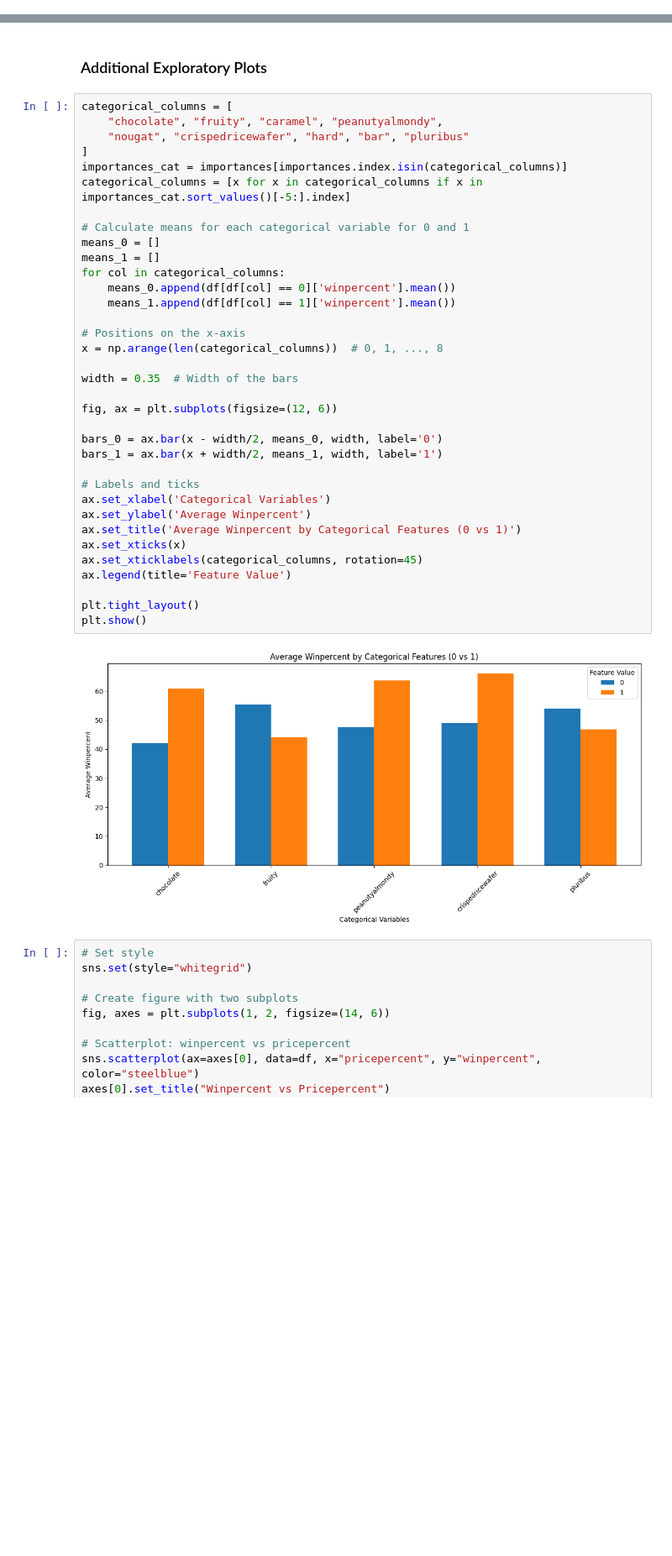
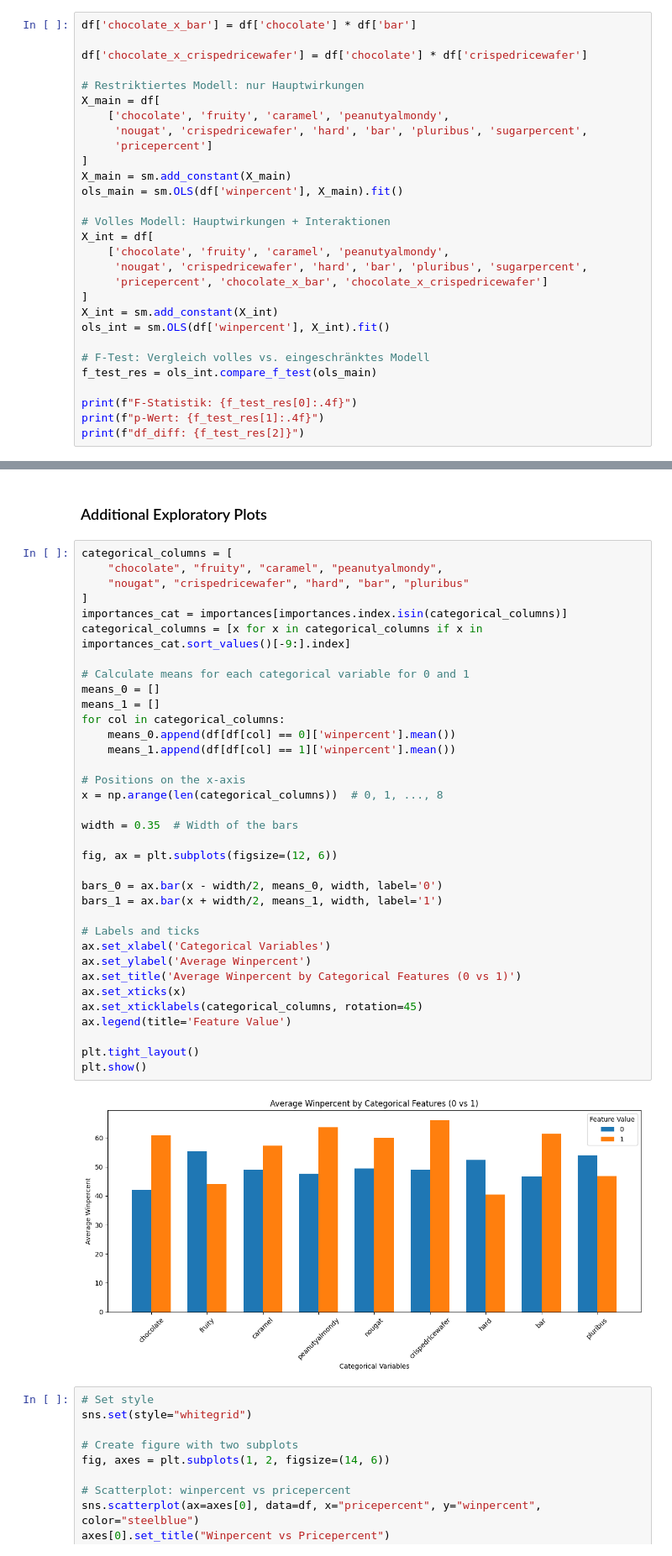
Before and after one commit to agiedke/candy_case, a Jupyter notebook: notebooks/notebook_2_modeling.ipynb, the cells around one changed output, grey strips where cells are left out. Shown at 84% size. Saved outputs shown, nothing was run; the diff lists cells and outputs as text; blank space fills up the shorter version.

```diff
--- a/notebooks/notebook_2_modeling.ipynb
+++ b/notebooks/notebook_2_modeling.ipynb
@@ -84,0 +92,29 @@ F p-value: 0.2071
+# %%
+df['chocolate_x_bar'] = df['chocolate'] * df['bar']
+
+df['chocolate_x_crispedricewafer'] = df['chocolate'] * df['crispedricewafer']
+
+# Restriktiertes Modell: nur Hauptwirkungen
+X_main = df[
+    ['chocolate', 'fruity', 'caramel', 'peanutyalmondy',
+     'nougat', 'crispedricewafer', 'hard', 'bar', 'pluribus', 'sugarpercent',
+     'pricepercent']
+]
+X_main = sm.add_constant(X_main)
+ols_main = sm.OLS(df['winpercent'], X_main).fit()
+
+# Volles Modell: Hauptwirkungen + Interaktionen
+X_int = df[
+    ['chocolate', 'fruity', 'caramel', 'peanutyalmondy',
+     'nougat', 'crispedricewafer', 'hard', 'bar', 'pluribus', 'sugarpercent',
+     'pricepercent', 'chocolate_x_bar', 'chocolate_x_crispedricewafer']
+]
+X_int = sm.add_constant(X_int)
+ols_int = sm.OLS(df['winpercent'], X_int).fit()
+
+# F-Test: Vergleich volles vs. eingeschränktes Modell
+f_test_res = ols_int.compare_f_test(ols_main)
+
+print(f"F-Statistik: {f_test_res[0]:.4f}")
+print(f"p-Wert: {f_test_res[1]:.4f}")
+print(f"df_diff: {f_test_res[2]}")
@@ -247,37 +348,37 @@ categorical_columns = [
     "nougat", "crispedricewafer", "hard", "bar", "pluribus"
 ]
 importances_cat = importances[importances.index.isin(categorical_columns)]
-categorical_columns = [x for x in categorical_columns if x in importances_cat.sort_values()[-5:].index]
+categorical_columns = [x for x in categorical_columns if x in importances_cat.sort_values()[-9:].index]
 
 # Calculate means for each categorical variable for 0 and 1
 means_0 = []
 means_1 = []
 for col in categorical_columns:
     means_0.append(df[df[col] == 0]['winpercent'].mean())
     means_1.append(df[df[col] == 1]['winpercent'].mean())
 
 # Positions on the x-axis
 x = np.arange(len(categorical_columns))  # 0, 1, ..., 8
 
 width = 0.35  # Width of the bars
 
 fig, ax = plt.subplots(figsize=(12, 6))
 
 bars_0 = ax.bar(x - width/2, means_0, width, label='0')
 bars_1 = ax.bar(x + width/2, means_1, width, label='1')
 
 # Labels and ticks
 ax.set_xlabel('Categorical Variables')
 ax.set_ylabel('Average Winpercent')
 ax.set_title('Average Winpercent by Categorical Features (0 vs 1)')
 ax.set_xticks(x)
 ax.set_xticklabels(categorical_columns, rotation=45)
 ax.legend(title='Feature Value')
 
 plt.tight_layout()
 plt.show()
 # %% [output]
-[figure, old version]
+[figure, new version]
 # %%
 # Set style
 sns.set(style="whitegrid")
```
Also changed, not shown: parts of 13 cells of this notebook, 1 other file.
